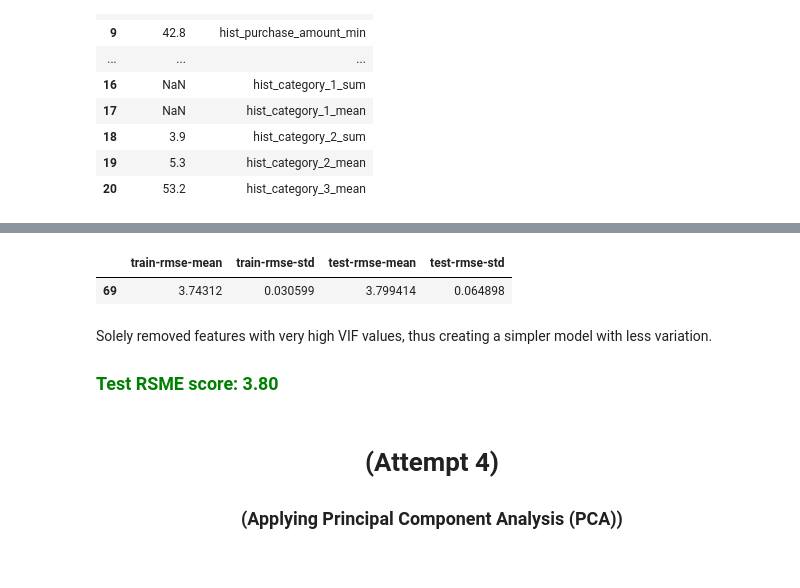
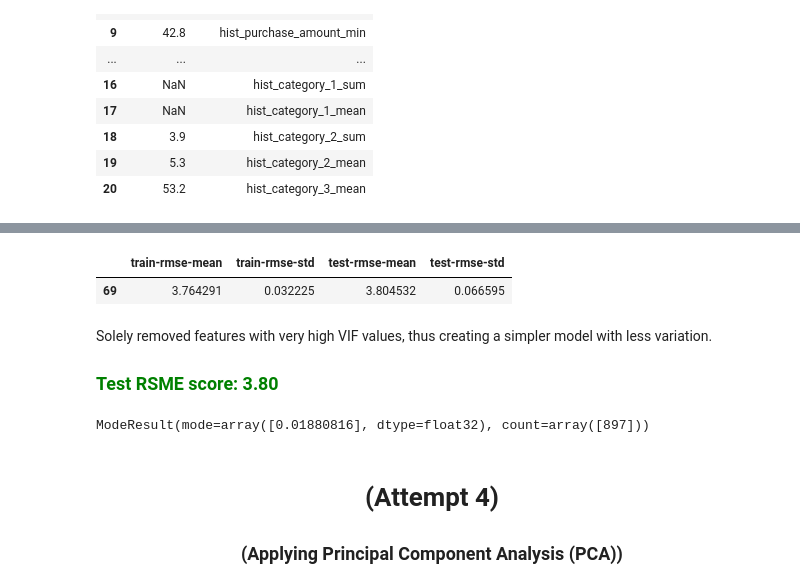
Before and after one commit to ameen-abdelghani/Capstone2_ELO, a Jupyter notebook: Capstone2_Loyalty_Score_Prediction.ipynb, the cells around one changed output, grey strips where cells are left out. Drawn from its saved outputs; the diff is of its cells as text; code cells hidden in the pictures.

```diff
--- a/Capstone2_Loyalty_Score_Prediction.ipynb
+++ b/Capstone2_Loyalty_Score_Prediction.ipynb
@@ -527,8 +528,10 @@ Shortened features to top 15 with highest trend correlation. Then eliminated fea
 
 <font color=green>**Test RSME score: 3.81**</font>
 # %%
-xg_reg = xgb.XGBRegressor(objective ='reg:linear', colsample_bytree = 0.3, learning_rate = 0.1,
-                max_depth = 5, alpha = 10, n_estimators = 10)
+xg_reg = xgb.XGBRegressor(objective ='reg:linear', colsample_bytree = 0.5, learning_rate = 0.07,
+                max_depth = 6, alpha = 10, n_estimators = 100, subsample=.92, gamma=1)
+
+#these hyperparamaters are values I found to be optimal further down the notebook in attempt 5
 # %%
 xg_reg.fit(X_train2,y_train)
 
@@ -659,3 +670,6 @@ vif4.round(1)
 | 18 | 3.9 | hist_category_2_sum |
 | 19 | 5.3 | hist_category_2_mean |
 | 20 | 53.2 | hist_category_3_mean |
+# %%
+lower_vif_features = low_vif_features.drop(['feature_1', 'hist_authorized_flag_mean', 'hist_merchant_id_nunique',
+                                            'hist_purchase_amount_min', 'hist_category_3_mean'], axis=1)
@@ -662,3 +700,3 @@ vif4.round(1)
 # %%
-get_cv_rsme(low_vif_features, y_train) #All features with lower vif values
+get_cv_rsme(lower_vif_features, y_train) #All features with lower vif values
 # %% [output]
@@ -682,5 +720,5 @@ get_cv_rsme(low_vif_features, y_train) #All features with lower vif values
 |  | train-rmse-mean | train-rmse-std | test-rmse-mean | test-rmse-std |
-| 69 | 3.74312 | 0.030599 | 3.799414 | 0.064898 |
+| 69 | 3.764291 | 0.032225 | 3.804532 | 0.066595 |
 # %% [markdown]
 Solely removed features with very high VIF values, thus creating a simpler model with less variation.
 
@@ -687,0 +728,4 @@ Solely removed features with very high VIF values, thus creating a simpler model
+# %%
+stats.mode(submission3.target)
+# %% [output]
+ModeResult(mode=array([0.01880816], dtype=float32), count=array([897]))
```
Also changed, not shown: parts of 30 cells of this notebook, 4 other files.
